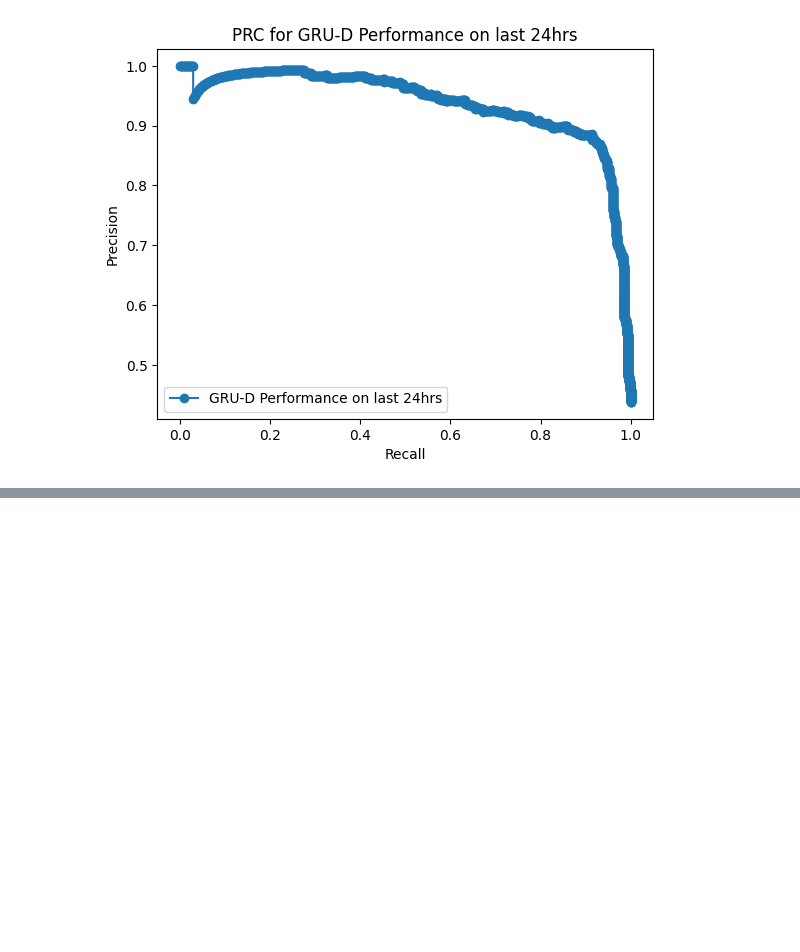
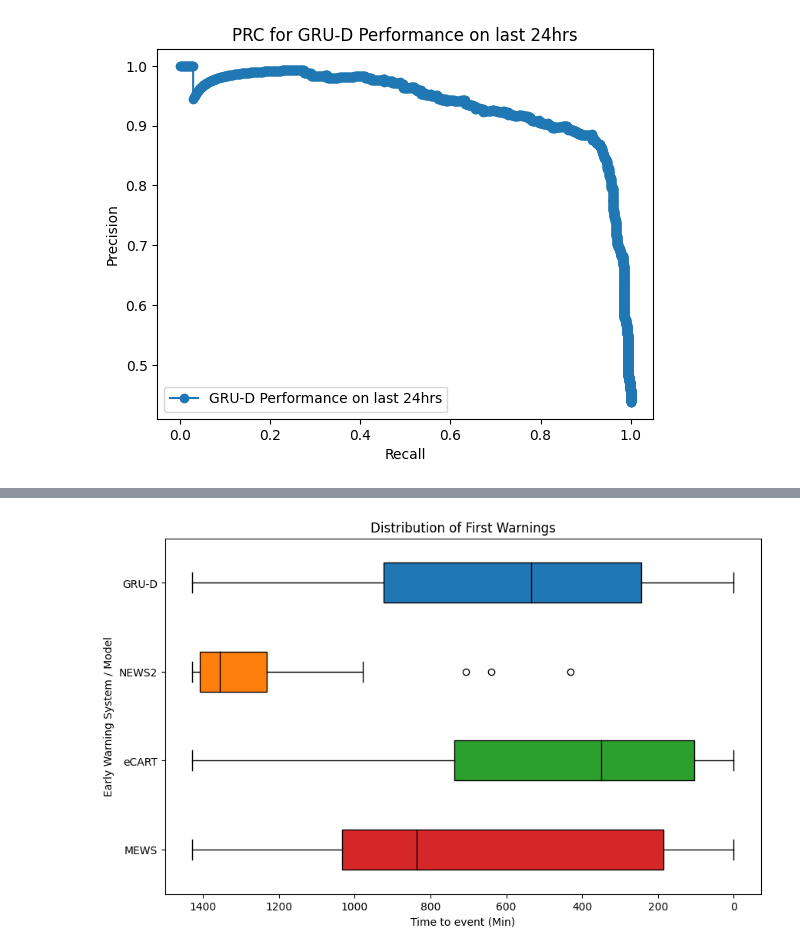
Before and after one commit to GassyAllan/GRU_D_EWS, a Jupyter notebook: GRU_D_Model/GRU_D_Demo.ipynb, the cells around one changed output, grey strips where cells are left out. Cells and saved outputs as stored; diff of their text form; code cells hidden in the pictures; blank space fills up the shorter version.

```diff
--- a/GRU_D_Model/GRU_D_Demo.ipynb
+++ b/GRU_D_Model/GRU_D_Demo.ipynb
@@ -1717,0 +1803,3 @@ short_ground_truth
+# %%
+warnings = (mews_short_seq[1][0],  ecart_short_seq[1][0], news_short_seq[1][0], gru_short_seq[1][0])
+warnings
@@ -1717,0 +1823,16 @@ short_ground_truth
+# %%
+plt.figure(figsize= (10,6))
+box = plt.boxplot(warnings,medianprops = dict(color='k'), patch_artist=True, vert = False,showfliers=True)
+
+colors = ['C3', 'C2', 'C1', 'C0']
+
+for patch, color in zip(box['boxes'], colors):
+    patch.set_facecolor(color)
+
+plt.title('Distribution of First Warnings')
+plt.yticks([1, 2, 3, 4], ['MEWS', 'eCART', 'NEWS2',  'GRU-D'])
+plt.ylabel('Early Warning System / Model')
+plt.xlabel('Time to event (Min)')
+plt.gca().invert_xaxis()
+# %% [output]
+[figure, added]
```
Also changed, not shown: parts of 37 cells of this notebook.
